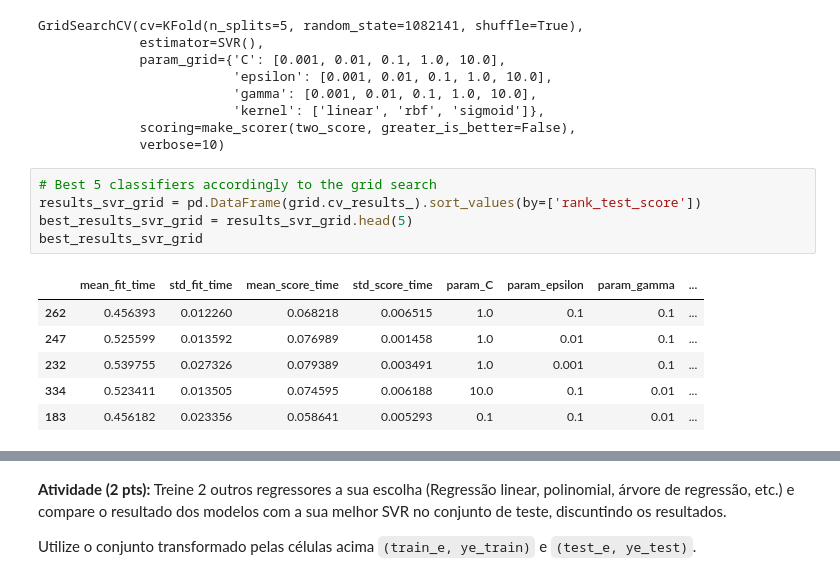
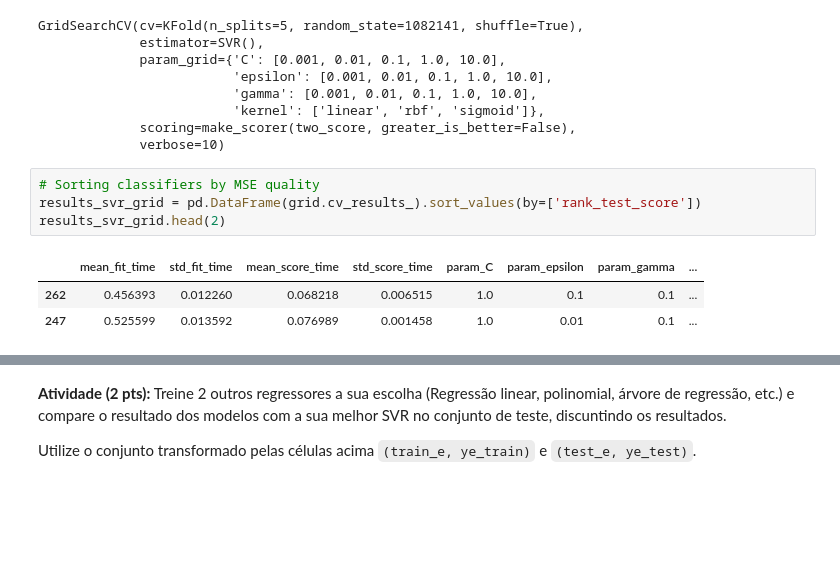
Before and after one commit to kroncatti/complex-data-mining, a Jupyter notebook: inf-0616-supervised-learning/assignment2-svr-svm/assignment_2.ipynb, the cells around one changed output, grey strips where cells are left out. Drawn from its saved outputs; the diff is of its cells as text; blank space fills up the shorter version.

```diff
--- a/inf-0616-supervised-learning/assignment2-svr-svm/assignment_2.ipynb
+++ b/inf-0616-supervised-learning/assignment2-svr-svm/assignment_2.ipynb
@@ -238,14 +241,10 @@ GridSearchCV(cv=KFold(n_splits=5, random_state=1082141, shuffle=True),
              scoring=make_scorer(two_score, greater_is_better=False),
              verbose=10)
 # %%
-# Best 5 classifiers accordingly to the grid search
+# Sorting classifiers by MSE quality
 results_svr_grid = pd.DataFrame(grid.cv_results_).sort_values(by=['rank_test_score'])
-best_results_svr_grid = results_svr_grid.head(5)
-best_results_svr_grid
+results_svr_grid.head(2)
 # %% [output]
 |  | mean_fit_time | std_fit_time | mean_score_time | std_score_time | param_C | param_epsilon | param_gamma | ... |
 | 262 | 0.456393 | 0.012260 | 0.068218 | 0.006515 | 1.0 | 0.1 | 0.1 | ... |
 | 247 | 0.525599 | 0.013592 | 0.076989 | 0.001458 | 1.0 | 0.01 | 0.1 | ... |
-| 232 | 0.539755 | 0.027326 | 0.079389 | 0.003491 | 1.0 | 0.001 | 0.1 | ... |
-| 334 | 0.523411 | 0.013505 | 0.074595 | 0.006188 | 10.0 | 0.1 | 0.01 | ... |
-| 183 | 0.456182 | 0.023356 | 0.058641 | 0.005293 | 0.1 | 0.1 | 0.01 | ... |
```
Also changed, not shown: parts of 7 cells of this notebook.
